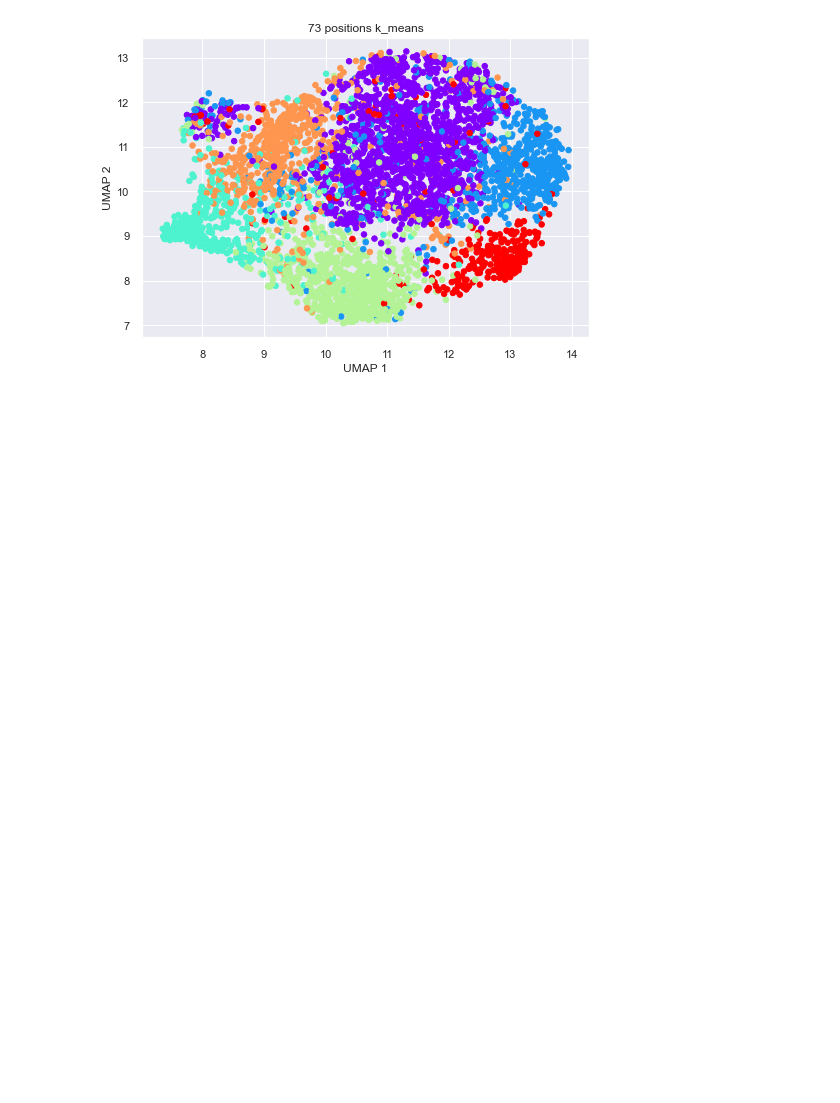
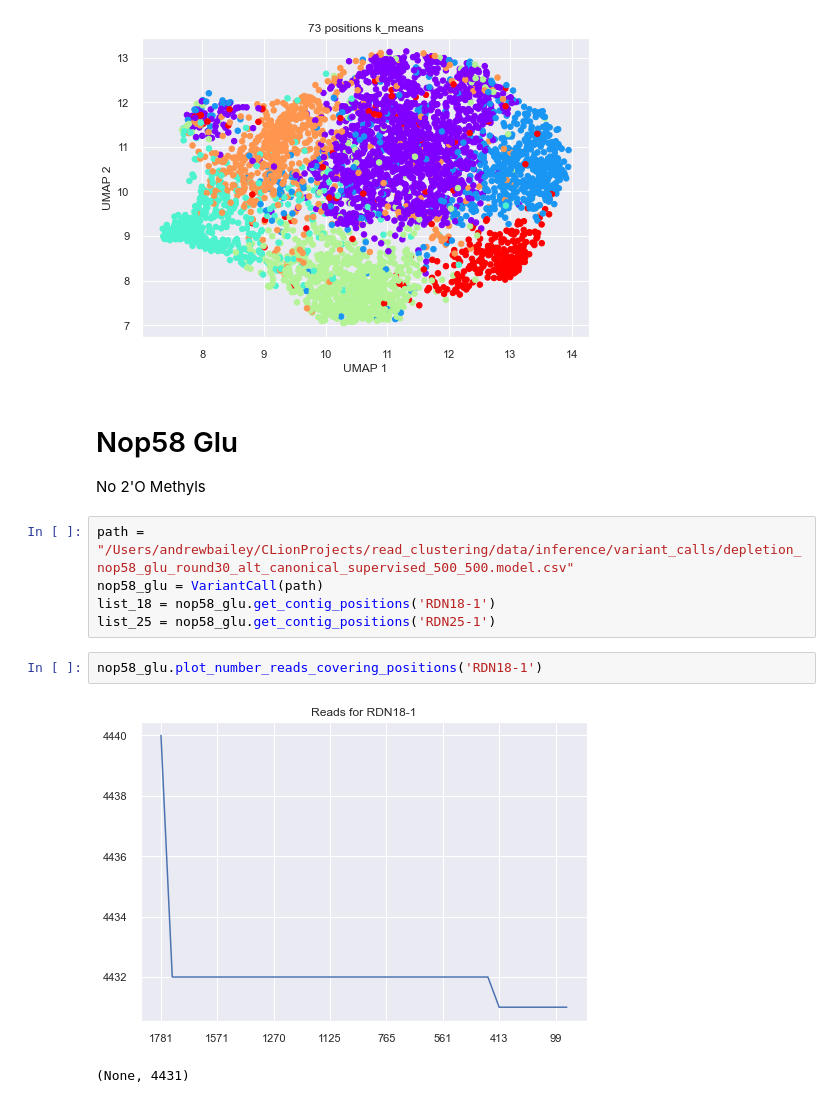
Before and after one commit to adbailey4/read_clustering, a Jupyter notebook: notebooks/3K_means.ipynb, the cells around one changed output. Drawn from its saved outputs; the diff is of its cells as text; blank space fills up the shorter version.

```diff
--- a/notebooks/3K_means.ipynb
+++ b/notebooks/3K_means.ipynb
@@ -68,3 +74,16 @@ ivt.plot_UMAP_reads_covering_positions_data(list_25, 'k_means', max_number_clust
 # %% [output]
 [figure]
 [figure]
+# %% [markdown]
+# Nop58 Glu
+No 2'O Methyls
+# %%
+path = "/Users/andrewbailey/CLionProjects/read_clustering/data/inference/variant_calls/depletion_nop58_glu_round30_alt_canonical_supervised_500_500.model.csv"
+nop58_glu = VariantCall(path)
+list_18 = nop58_glu.get_contig_positions('RDN18-1')
+list_25 = nop58_glu.get_contig_positions('RDN25-1')
+# %%
+nop58_glu.plot_number_reads_covering_positions('RDN18-1')
+# %% [output]
+[figure, added]
+(None, 4431)
```
Also changed, not shown: parts of 25 cells of this notebook, 5 other files.
